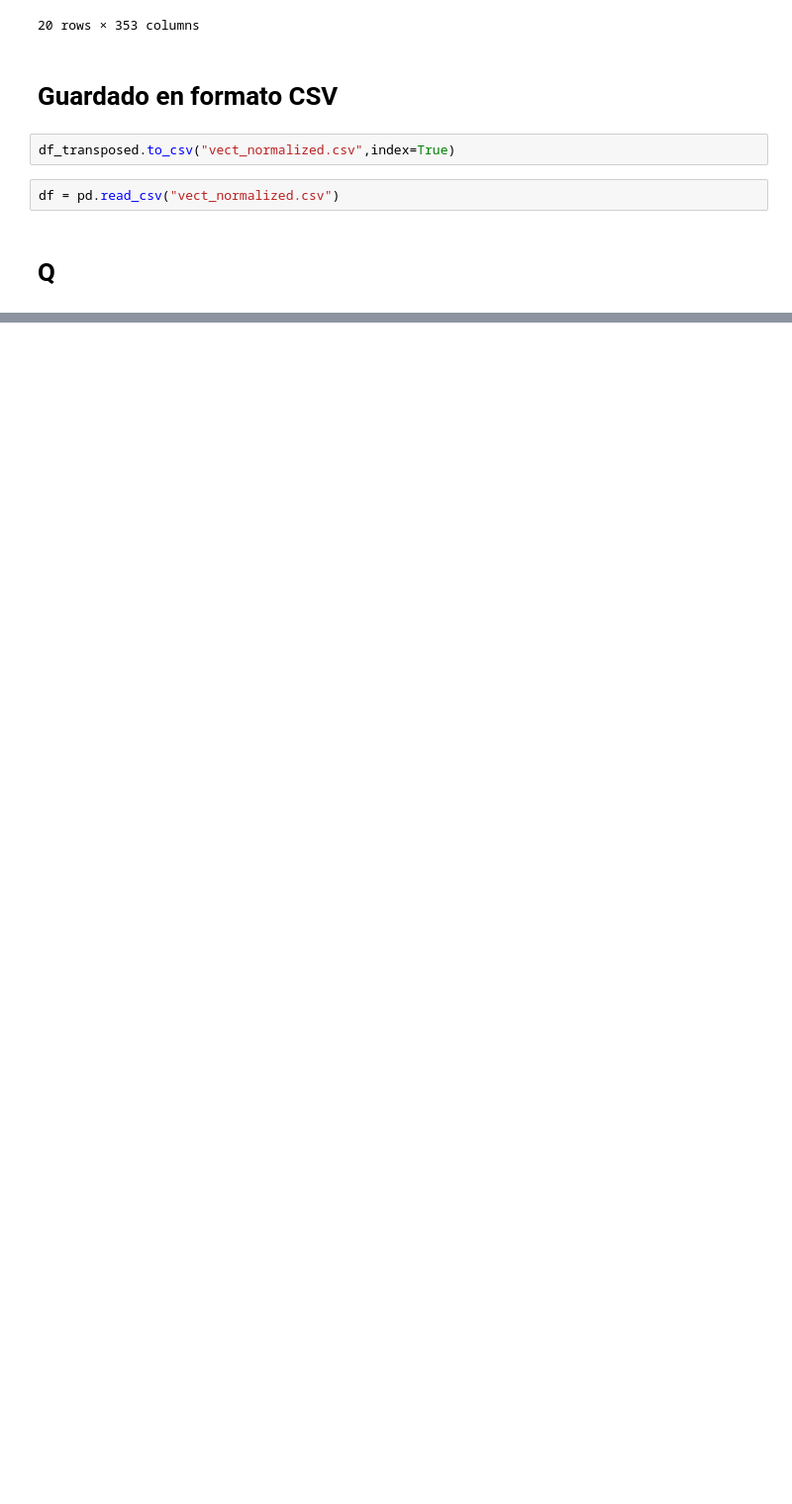
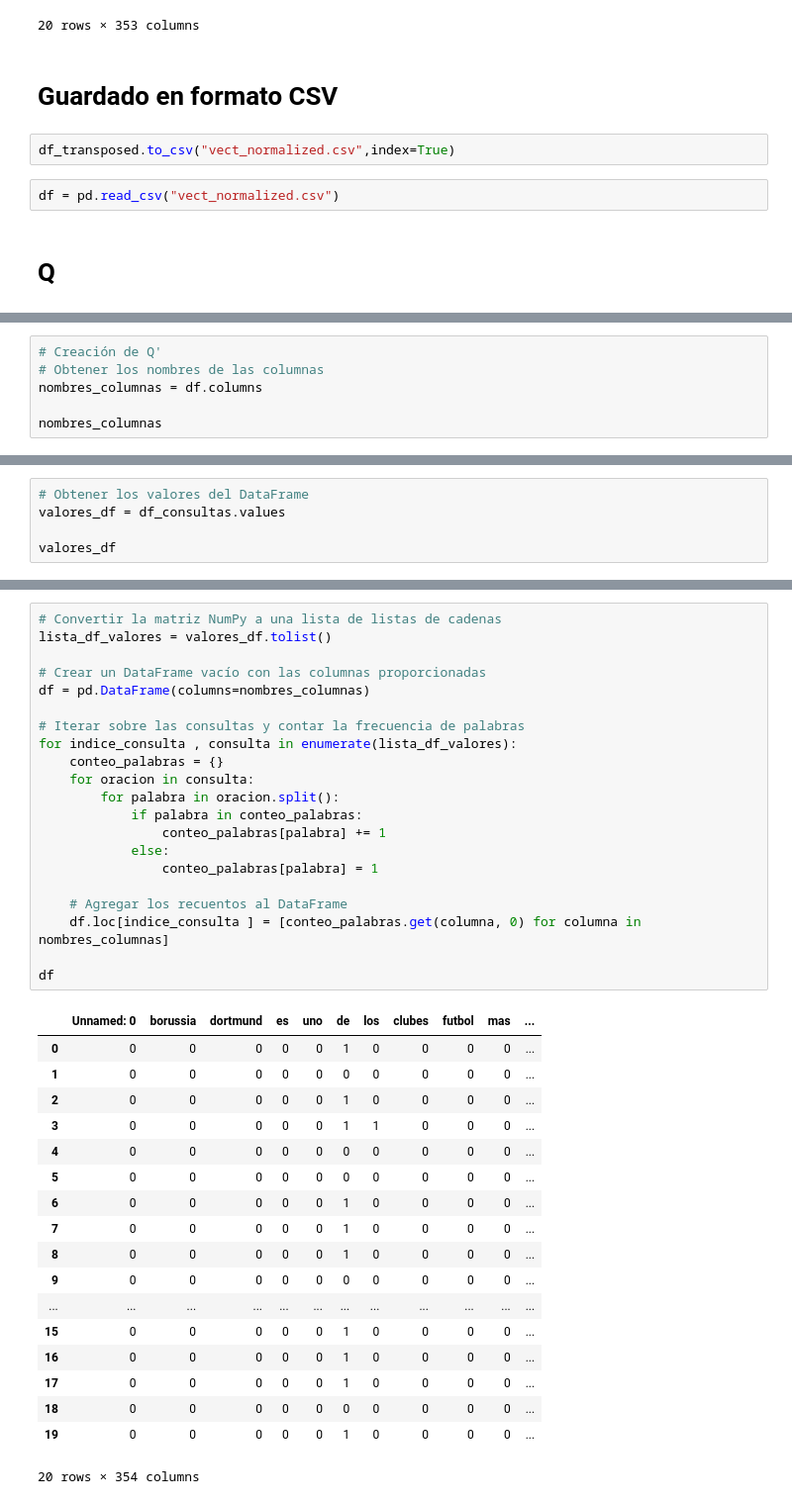
Before and after one commit to KarenEPN/ir24a, a Jupyter notebook: Taller/taller.ipynb, the cells around one changed output, grey strips where cells are left out. Shown: that part at 99% size. Cells and saved outputs as stored; diff of their text form; blank space fills up the shorter version.

```diff
--- a/Taller/taller.ipynb
+++ b/Taller/taller.ipynb
@@ -124,0 +125,6 @@ print(df_consultas)
+# %%
+# Creación de Q'
+# Obtener los nombres de las columnas
+nombres_columnas = df.columns
+
+nombres_columnas
@@ -124,0 +138,5 @@ print(df_consultas)
+# %%
+# Obtener los valores del DataFrame
+valores_df = df_consultas.values
+
+valores_df
@@ -124,0 +164,40 @@ print(df_consultas)
+# %%
+# Convertir la matriz NumPy a una lista de listas de cadenas
+lista_df_valores = valores_df.tolist()
+
+# Crear un DataFrame vacío con las columnas proporcionadas
+df = pd.DataFrame(columns=nombres_columnas)
+
+# Iterar sobre las consultas y contar la frecuencia de palabras
+for indice_consulta , consulta in enumerate(lista_df_valores):
+    conteo_palabras = {}
+    for oracion in consulta:
+        for palabra in oracion.split():
+            if palabra in conteo_palabras:
+                conteo_palabras[palabra] += 1
+            else:
+                conteo_palabras[palabra] = 1
+
+    # Agregar los recuentos al DataFrame
+    df.loc[indice_consulta ] = [conteo_palabras.get(columna, 0) for columna in nombres_columnas]
+
+df
+# %% [output]
+|  | Unnamed: 0 | borussia | dortmund | es | uno | de | los | clubes | futbol | mas | ... |
+| 0 | 0 | 0 | 0 | 0 | 0 | 1 | 0 | 0 | 0 | 0 | ... |
+| 1 | 0 | 0 | 0 | 0 | 0 | 0 | 0 | 0 | 0 | 0 | ... |
+| 2 | 0 | 0 | 0 | 0 | 0 | 1 | 0 | 0 | 0 | 0 | ... |
+| 3 | 0 | 0 | 0 | 0 | 0 | 1 | 1 | 0 | 0 | 0 | ... |
+| 4 | 0 | 0 | 0 | 0 | 0 | 0 | 0 | 0 | 0 | 0 | ... |
+| 5 | 0 | 0 | 0 | 0 | 0 | 0 | 0 | 0 | 0 | 0 | ... |
+| 6 | 0 | 0 | 0 | 0 | 0 | 1 | 0 | 0 | 0 | 0 | ... |
+| 7 | 0 | 0 | 0 | 0 | 0 | 1 | 0 | 0 | 0 | 0 | ... |
+| 8 | 0 | 0 | 0 | 0 | 0 | 1 | 0 | 0 | 0 | 0 | ... |
+| 9 | 0 | 0 | 0 | 0 | 0 | 0 | 0 | 0 | 0 | 0 | ... |
+| ... | ... | ... | ... | ... | ... | ... | ... | ... | ... | ... | ... |
+| 15 | 0 | 0 | 0 | 0 | 0 | 1 | 0 | 0 | 0 | 0 | ... |
+| 16 | 0 | 0 | 0 | 0 | 0 | 1 | 0 | 0 | 0 | 0 | ... |
+| 17 | 0 | 0 | 0 | 0 | 0 | 1 | 0 | 0 | 0 | 0 | ... |
+| 18 | 0 | 0 | 0 | 0 | 0 | 0 | 0 | 0 | 0 | 0 | ... |
+| 19 | 0 | 0 | 0 | 0 | 0 | 1 | 0 | 0 | 0 | 0 | ... |
+20 rows × 354 columns
```
Also changed, not shown: parts of 3 cells of this notebook.
